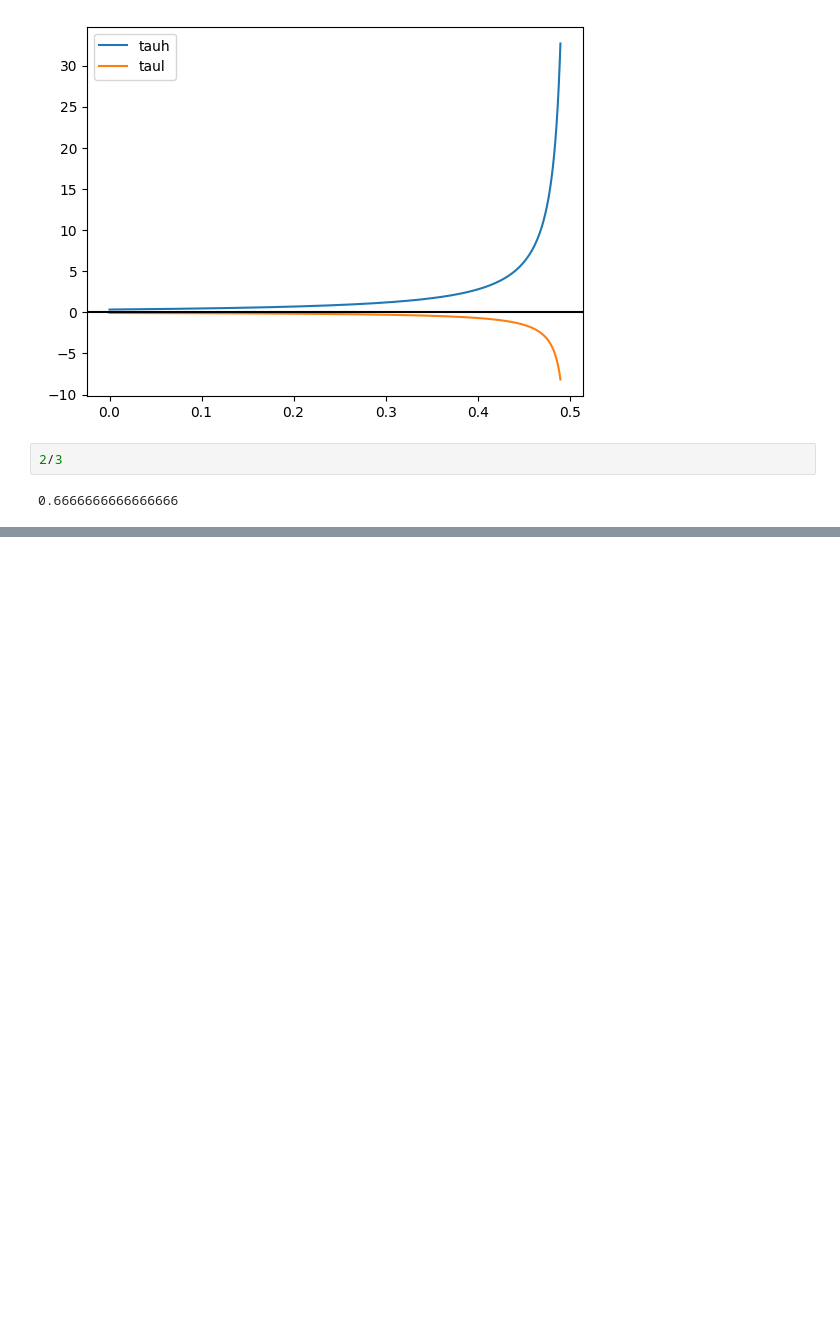
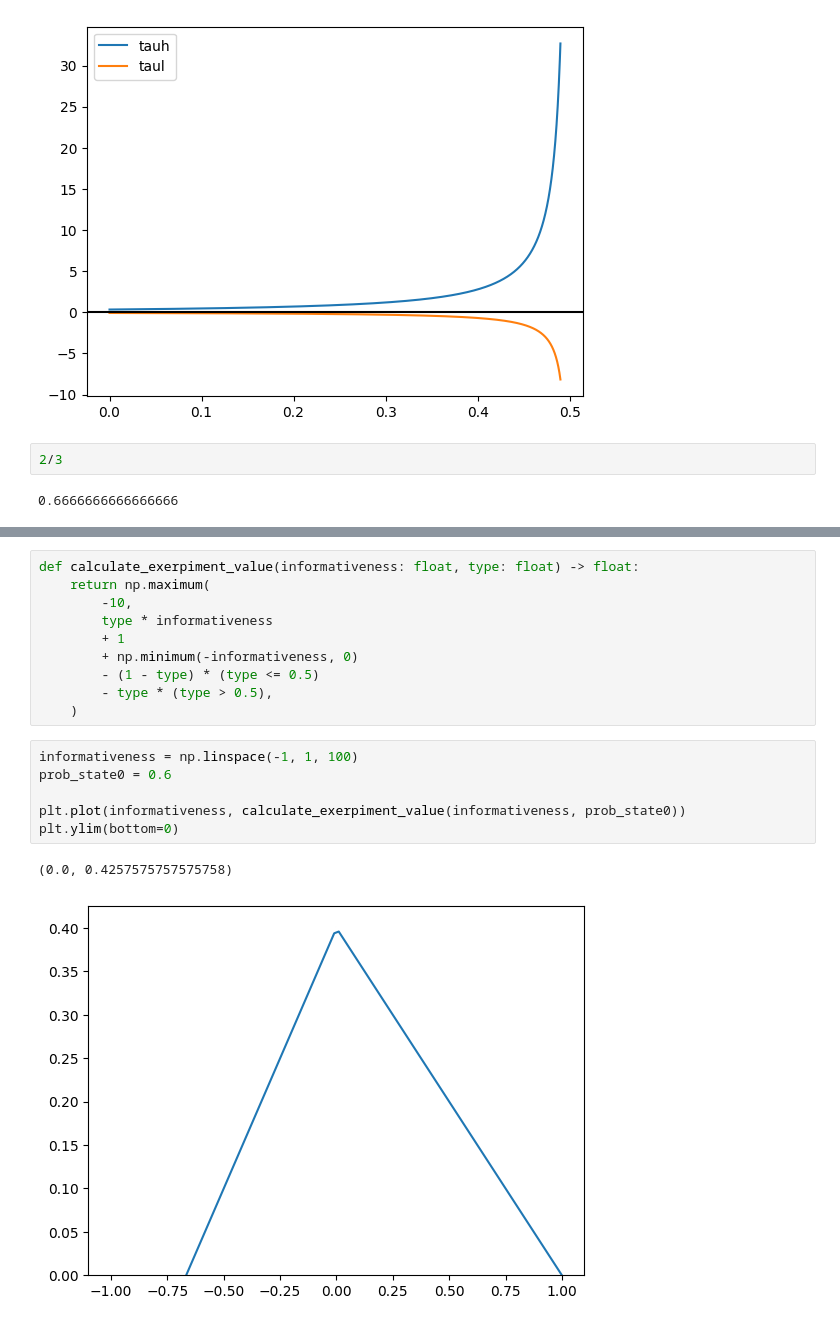
Before and after one commit to tdfalc/trading-information, a Jupyter notebook: analytics/test.ipynb, the cells around one changed output, grey strips where cells are left out. Saved outputs shown, nothing was run; the diff lists cells and outputs as text; blank space fills up the shorter version.

Commit message:
Fix congruent plot

```diff
--- a/analytics/test.ipynb
+++ b/analytics/test.ipynb
@@ -79,0 +138,19 @@ plt.show()
+# %%
+def calculate_exerpiment_value(informativeness: float, type: float) -> float:
+    return np.maximum(
+        -10,
+        type * informativeness
+        + 1
+        + np.minimum(-informativeness, 0)
+        - (1 - type) * (type <= 0.5)
+        - type * (type > 0.5),
+    )
+# %%
+informativeness = np.linspace(-1, 1, 100)
+prob_state0 = 0.6
+
+plt.plot(informativeness, calculate_exerpiment_value(informativeness, prob_state0))
+plt.ylim(bottom=0)
+# %% [output]
+(0.0, 0.4257575757575758)
+[figure, added]
```
Also changed, not shown: parts of 8 cells of this notebook, 3 other files.
